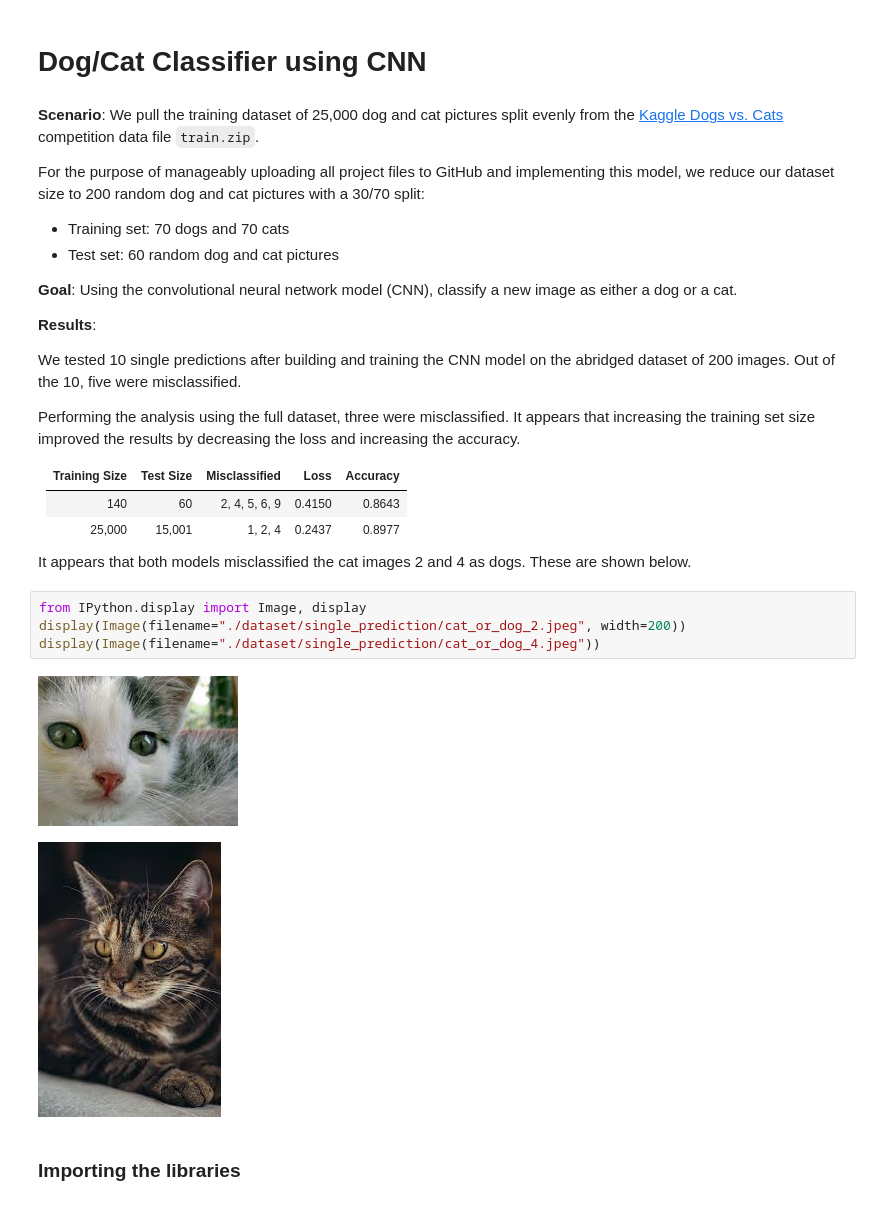
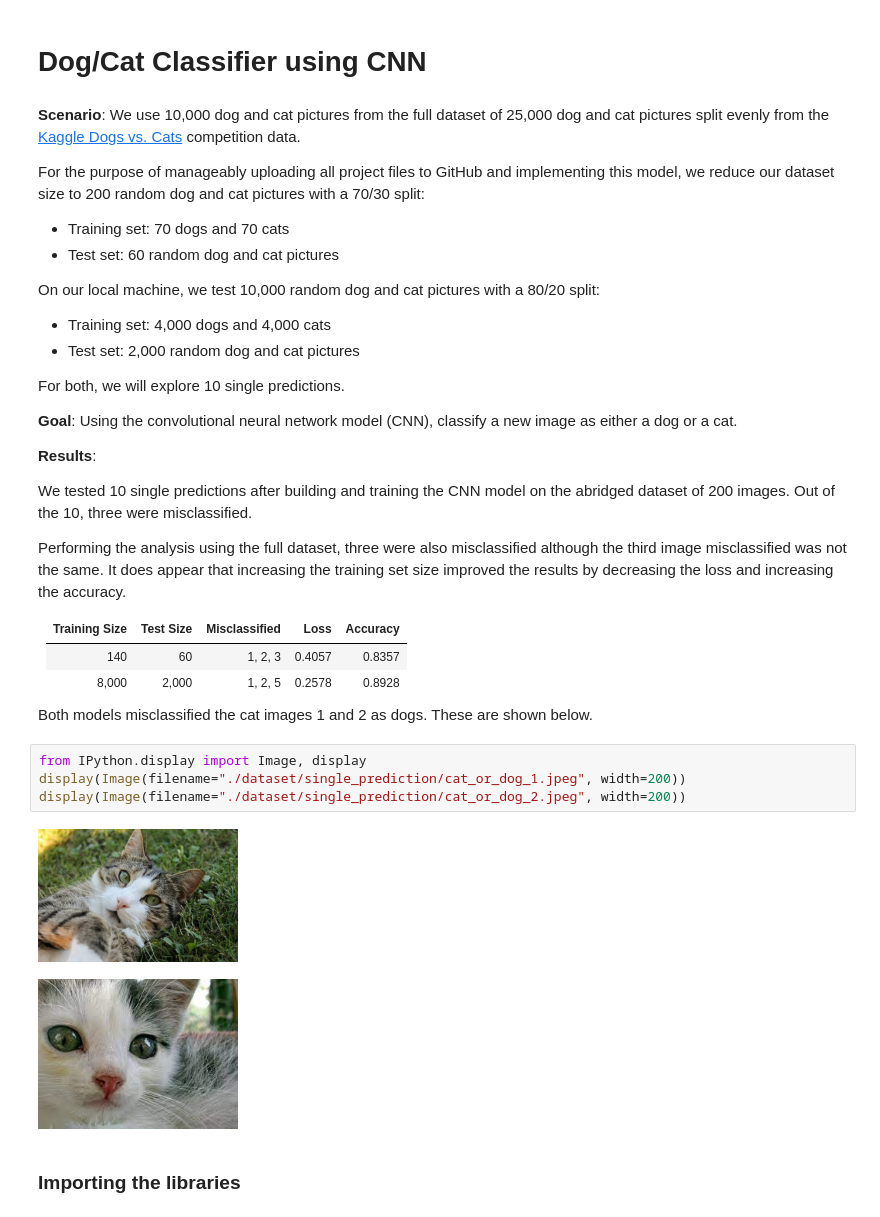
Before and after one commit to marilynyi/machine-learning-a-z, a Jupyter notebook: 08-deep-learning/08-02-convolutional-neural-networks/dog_cat_classifier_using_CNN.ipynb, the cells around one changed output. Cells and saved outputs as stored; diff of their text form.

```diff
--- a/08-deep-learning/08-02-convolutional-neural-networks/dog_cat_classifier_using_CNN.ipynb
+++ b/08-deep-learning/08-02-convolutional-neural-networks/dog_cat_classifier_using_CNN.ipynb
@@ -1,33 +1,39 @@
 # %% [markdown]
 # Dog/Cat Classifier using CNN
 # %% [markdown]
-**Scenario**: We pull the training dataset of 25,000 dog and cat pictures split evenly from the [Kaggle Dogs vs. Cats](https://www.kaggle.com/competitions/dogs-vs-cats/data) competition data file `train.zip`.
+**Scenario**: We use 10,000 dog and cat pictures from the full dataset of 25,000 dog and cat pictures split evenly from the [Kaggle Dogs vs. Cats](https://www.kaggle.com/competitions/dogs-vs-cats/data) competition data.
 
-For the purpose of manageably uploading all project files to GitHub and implementing this model, we reduce our dataset size to 200 random dog and cat pictures with a 30/70 split:
+For the purpose of manageably uploading all project files to GitHub and implementing this model, we reduce our dataset size to 200 random dog and cat pictures with a 70/30 split:
 - Training set: 70 dogs and 70 cats
 - Test set: 60 random dog and cat pictures
+
+On our local machine, we test 10,000 random dog and cat pictures with a 80/20 split:
+- Training set: 4,000 dogs and 4,000 cats
+- Test set: 2,000 random dog and cat pictures
+
+For both, we will explore 10 single predictions.
 
 **Goal**: Using the convolutional neural network model (CNN), classify a new image as either a dog or a cat.
 
 **Results**:
 
-We tested 10 single predictions after building and training the CNN model on the abridged dataset of 200 images. Out of the 10, five were misclassified.
+We tested 10 single predictions after building and training the CNN model on the abridged dataset of 200 images. Out of the 10, three were misclassified.
 
-Performing the analysis using the full dataset, three were misclassified. It appears that increasing the training set size improved the results by decreasing the loss and increasing the accuracy.
+Performing the analysis using the full dataset, three were also misclassified although the third image misclassified was not the same. It does appear that increasing the training set size improved the results by decreasing the loss and increasing the accuracy.
 
 | Training Size | Test Size | Misclassified | Loss | Accuracy
 | :--: | :--: | :--: | :--: | :--: |
-| 140 | 60 | 2, 4, 5, 6, 9 | 0.4150 | 0.8643 |
-| 25,000 | 15,001 | 1, 2, 4 | 0.2437 | 0.8977 |
+| 140 | 60 | 1, 2, 3 | 0.4057 | 0.8357 |
+| 8,000 | 2,000 |  1, 2, 5 | 0.2578 | 0.8928 |
 
-It appears that both models misclassified the cat images 2 and 4 as dogs. These are shown below.
+Both models misclassified the cat images 1 and 2 as dogs. These are shown below.
 # %%
 from IPython.display import Image, display
+display(Image(filename="./dataset/single_prediction/cat_or_dog_1.jpeg", width=200))
 display(Image(filename="./dataset/single_prediction/cat_or_dog_2.jpeg", width=200))
-display(Image(filename="./dataset/single_prediction/cat_or_dog_4.jpeg"))
 # %% [output]
-[figure, old version]
+[figure, new version]
-[figure, old version]
+[figure, new version]
 # %% [markdown]
 ### Importing the libraries
 # %%
```
Also changed, not shown: parts of 12 cells of this notebook, 7 other files.
